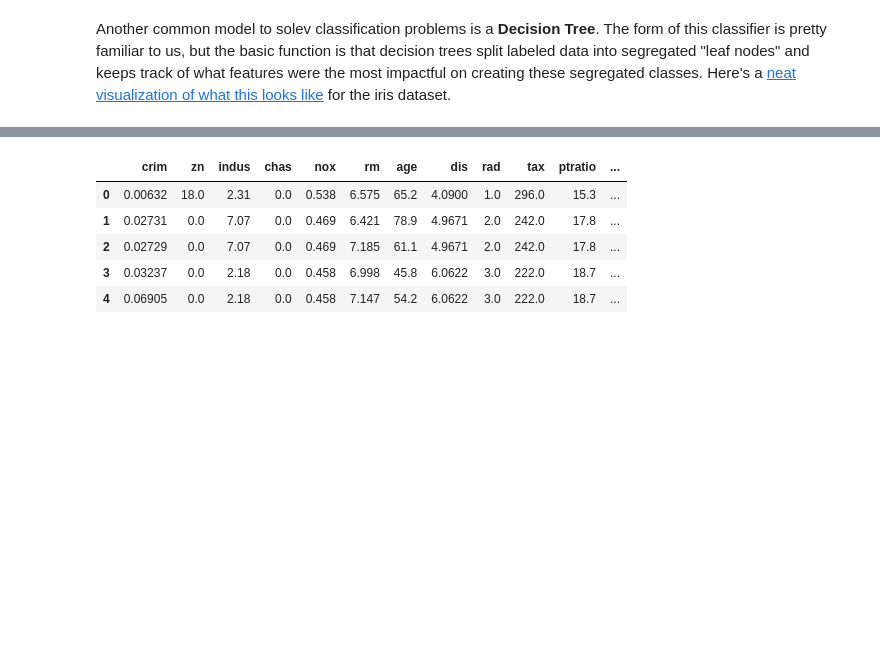
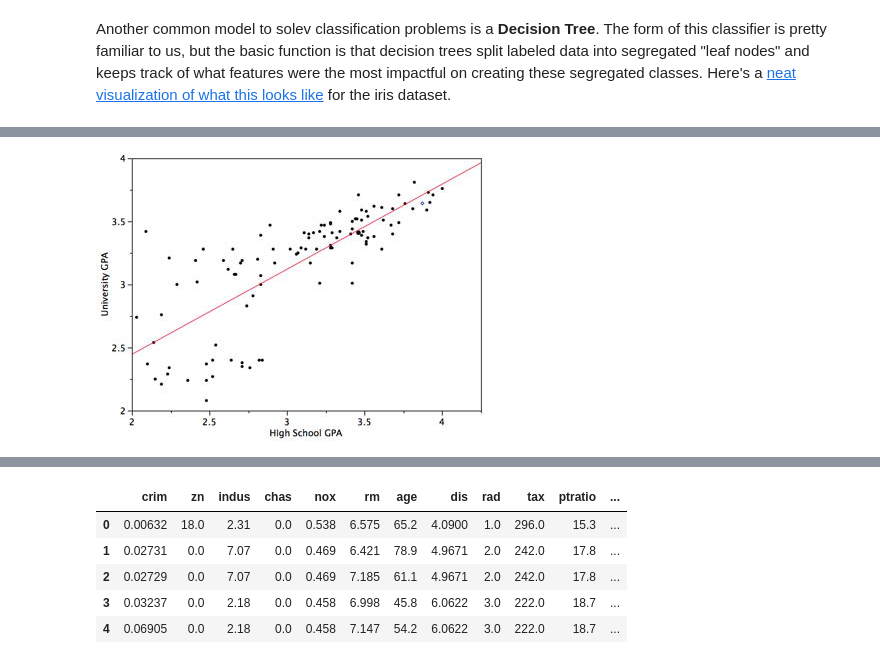
Before and after one commit to maripqz/WWC-Workshop-Intro-to-Machine-Learning, a Jupyter notebook: Lecture_Notes.ipynb, the cells around one changed output, grey strips where cells are left out. Cells and saved outputs as stored; diff of their text form; code cells hidden in the pictures; blank space fills up the shorter version.

Commit message:
added image

```diff
--- a/Lecture_Notes.ipynb
+++ b/Lecture_Notes.ipynb
@@ -51,0 +52,5 @@ The Boston housing dataset is another pre-loaded dataset in scikitlearn. Let's t
+# %%
+#image source: http://onlinestatbook.com/2/regression/intro.html
+Image('img/gpa.jpg')
+# %% [output]
+[figure, added]
```
Also changed, not shown: parts of 9 cells of this notebook, 1 other file.
